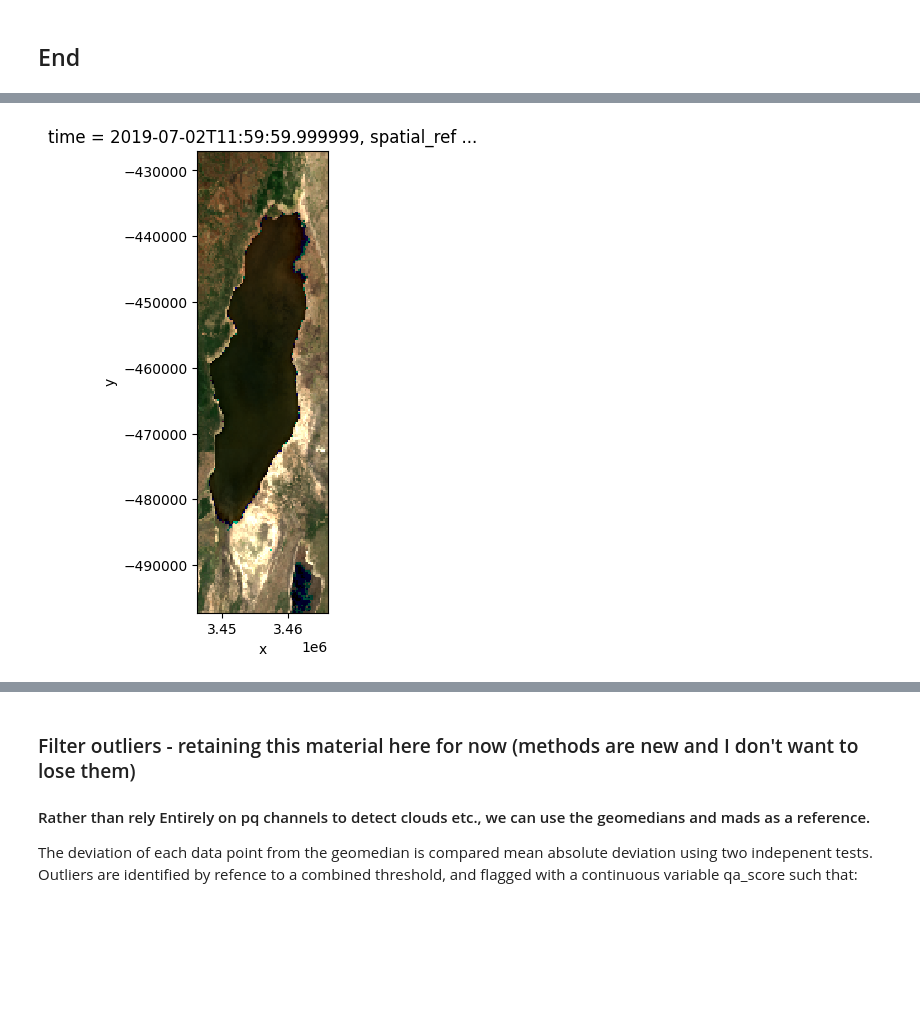
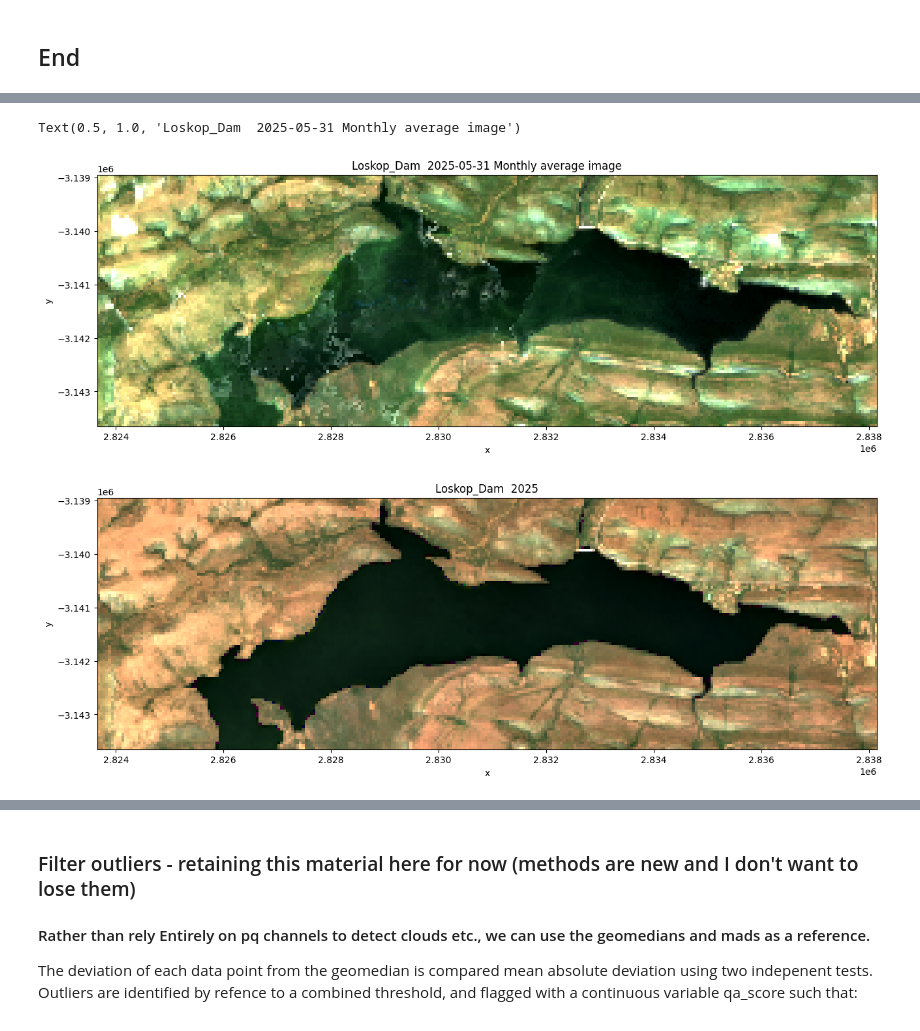
Before and after one commit to digitalearthafrica/deafrica_water_quality, a Jupyter notebook: WP2.1/WP2.1.ipynb, the cells around one changed output, grey strips where cells are left out. Saved outputs shown, nothing was run; the diff lists cells and outputs as text; code cells hidden in the pictures; blank space fills up the shorter version.

```diff
--- a/WP2.1/WP2.1.ipynb
+++ b/WP2.1/WP2.1.ipynb
@@ -931,4 +1266,11 @@ plt.plot(ds_months.time,ds_months.where(ds_months.water_5yr>0).water_5yr.count(d
+# %%
+mon = '2025-06'
+rgb(ds_months.sel(time=mon,method='nearest'),size=5)
+mon = ds_months.time.sel(time=mon,method='nearest').dt.date.values
+plt.title(f'{placename}  {mon} Monthly average image')
+# %% [output]
+Text(0.5, 1.0, 'Loskop_Dam  2025-05-31 Monthly average image')
+[figure, added]
 # %%
-rgb(ds_annual.sel(time='2019-06-01',method='nearest'))
 # %% [output]
-[figure, old version]
+[figure, new version]
```
Also changed, not shown: parts of 48 cells of this notebook, 1 other file.
